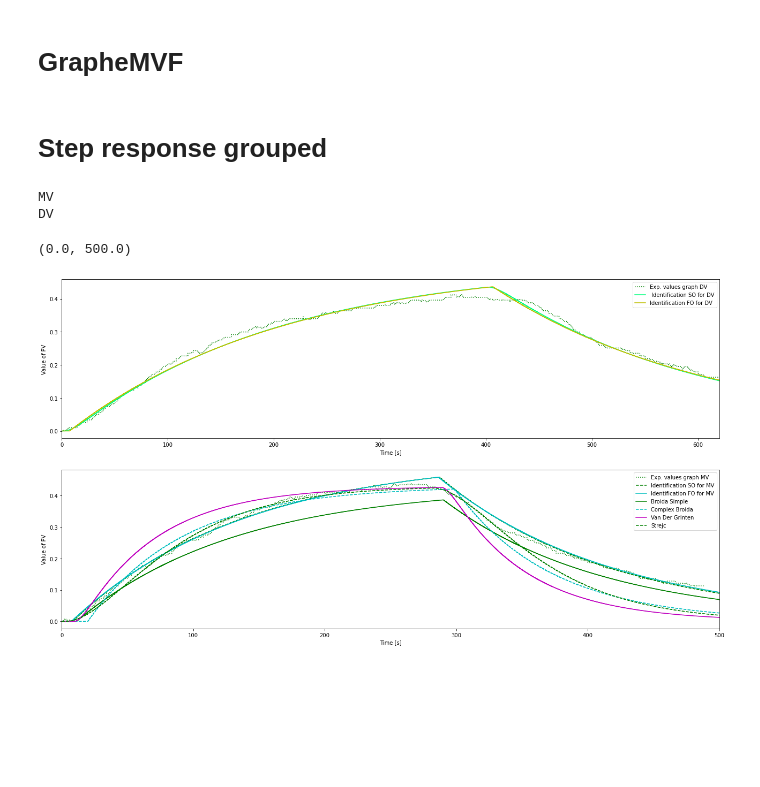
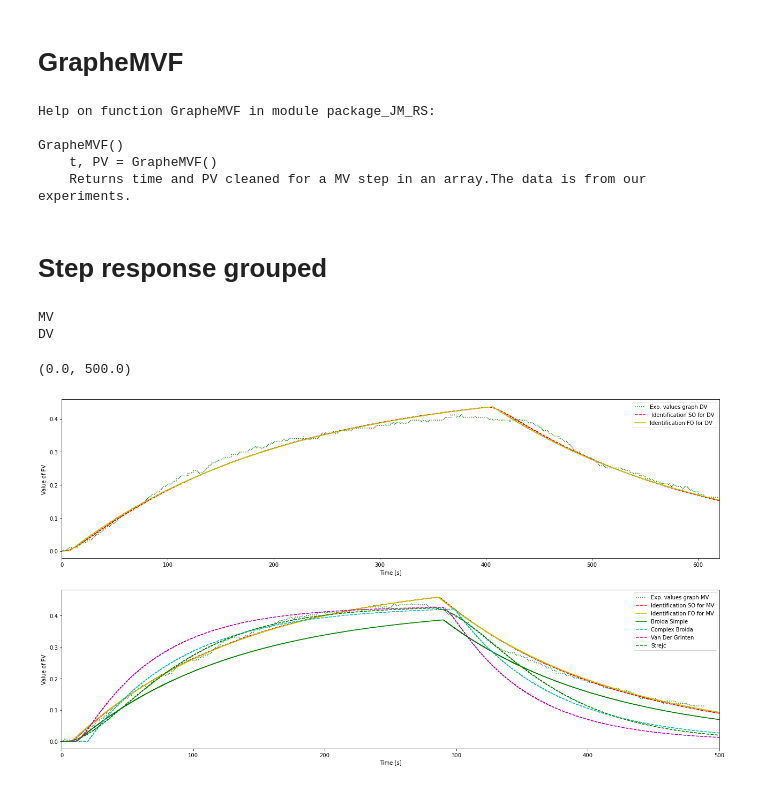
Before and after one commit to jmimassi/Control-Theory, a Jupyter notebook: Simulation_OLP.ipynb, the cells around one changed output. Cells and saved outputs as stored; diff of their text form; code cells hidden in the pictures; blank space fills up the shorter version.

```diff
--- a/Simulation_OLP.ipynb
+++ b/Simulation_OLP.ipynb
@@ -661,12 +669,20 @@ PlotBode(0.5231111134672899,133.33386757169725,6.466709453815119,0.5094803420759
 # GrapheDVF()
 # %% [markdown]
 # GrapheMVF
+# %%
+help(GrapheMVF)
+# %% [output]
+Help on function GrapheMVF in module package_JM_RS:
+
+GrapheMVF()
+    t, PV = GrapheMVF()
+    Returns time and PV cleaned for a MV step in an array.The data is from our experiments.
 # %%
 # GrapheMVF()
 # %% [markdown]
 # Step response grouped
 # %%
-from package_JM_RS import GrapheMVF, GrapheDVF
+
 
 TSim = 500
 TSimD = 620
@@ -801,14 +817,14 @@ plt.xlabel('Time [s]')
 plt.legend(loc='best')
 
 plt.subplot(2,1,1)
-plt.step(tD,PVIDSODV,'springgreen',label=' Identification SO for DV',where='post')
+plt.step(tD,PVIDSODV,'r--',label=' Identification SO for DV',where='post')
 plt.ylabel('Value of PV')
 plt.xlabel('Time [s]')
 plt.legend(loc='best')
 plt.xlim([0, TSimD])
 
 plt.subplot(2,1,2)
-plt.step(t,PVIDSOMV,'g--',label='Identification SO for MV',where='post')
+plt.step(t,PVIDSOMV,'r--',label='Identification SO for MV',where='post')
 plt.ylabel('Value of PV')
 plt.xlabel('Time [s]')
 plt.legend(loc='best')
@@ -823,7 +839,7 @@ plt.legend(loc='best')
 plt.xlim([0, TSimD])
 
 plt.subplot(2,1,2)
-plt.step(t,PVIDFOMV,'c-',label='Identification FO for MV',where='post')
+plt.step(t,PVIDFOMV,'y-',label='Identification FO for MV',where='post')
 plt.ylabel('Value of PV')
 plt.xlabel('Time [s]')
 plt.legend(loc='best')
@@ -833,32 +849,32 @@ plt.xlim([0, TSim])
 plt.subplot(2,1,2)
 plt.step(t,PVSBroida,'g-',label='Broida Simple',where='post')
 plt.ylabel('Value of PV')
 plt.xlabel('Time [s]')
 plt.legend(loc='best')
 plt.xlim([0, TSim])
 
 plt.subplot(2,1,2)
 plt.step(t,PVCBroida,'c--',label='Complex Broida',where='post')
 plt.ylabel('Value of PV')
 plt.xlabel('Time [s]')
 plt.legend(loc='best')
 plt.xlim([0, TSim])
 
 plt.subplot(2,1,2)
-plt.step(t,PVVDG,'m-',label='Van Der Grinten',where='post')
+plt.step(t,PVVDG,'m--',label='Van Der Grinten',where='post')
 plt.ylabel('Value of PV')
 plt.xlabel('Time [s]')
 plt.legend(loc='best')
 plt.xlim([0, TSim])
 
 plt.subplot(2,1,2)
 plt.step(t,PVStrejc,'g--',label='Strejc',where='post')
 plt.ylabel('Value of PV')
 plt.xlabel('Time [s]')
 plt.legend(loc='best')
 plt.xlim([0, TSim])
 # %% [output]
 MV
 DV
 (0.0, 500.0)
-[figure, old version]
+[figure, new version]
```
Also changed, not shown: parts of 1 cell of this notebook, 4 other files.
